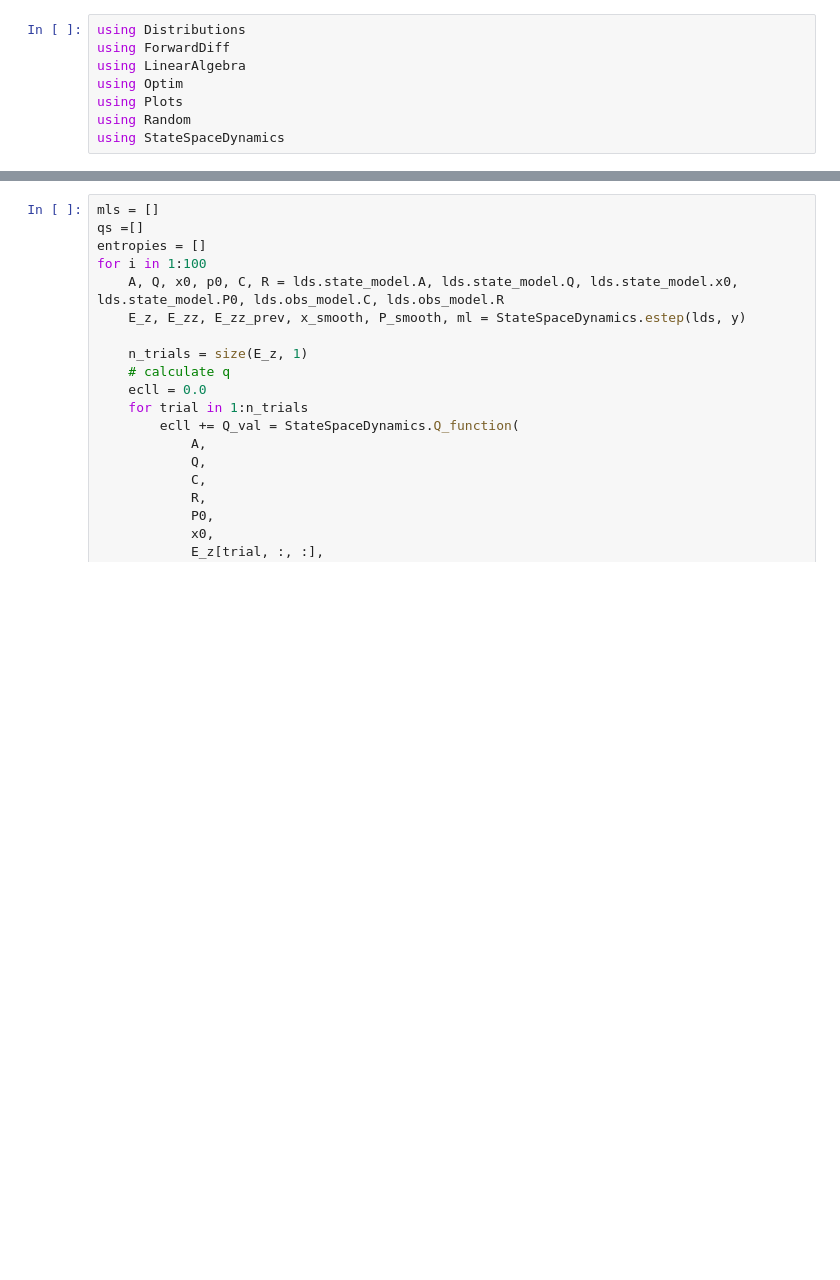
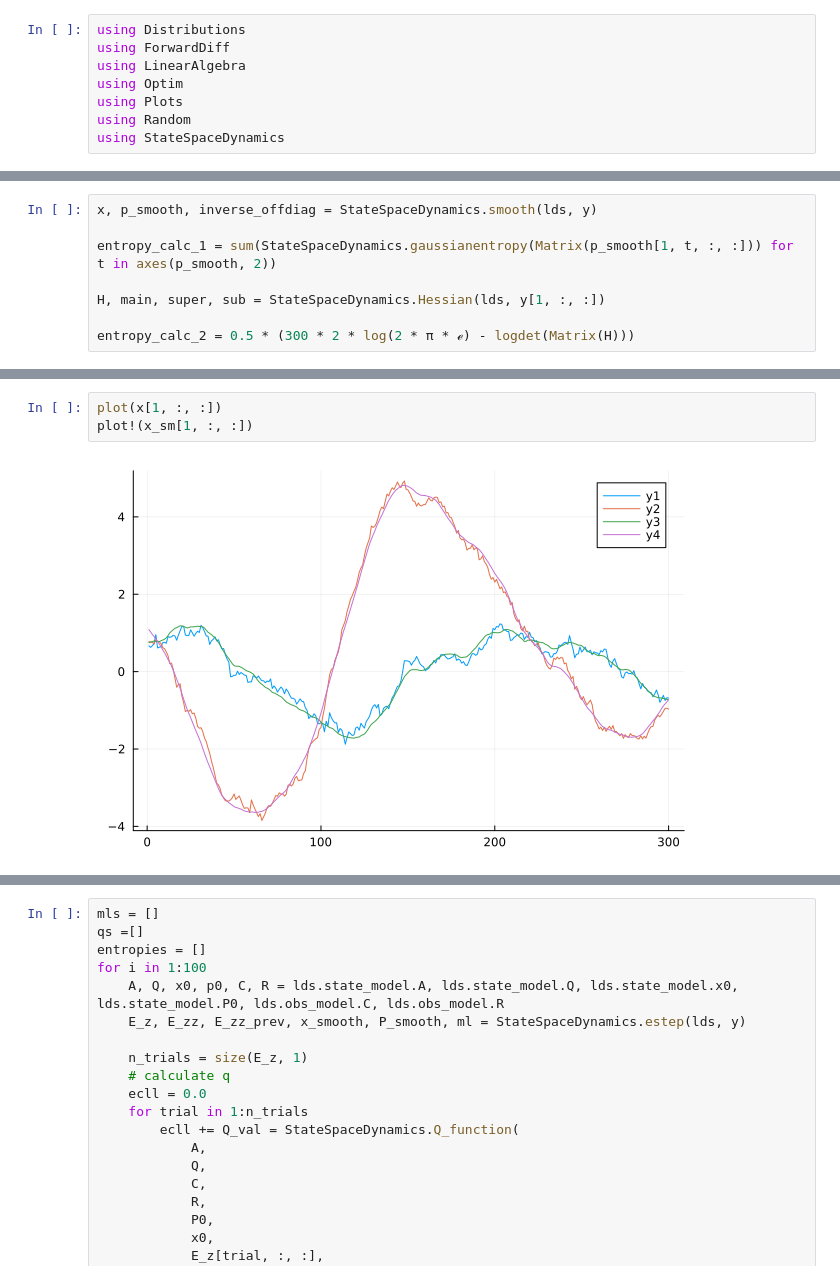
Before and after one commit to depasquale-lab/StateSpaceDynamics.jl, a Jupyter notebook: notebooks/LDS.ipynb, the cells around one changed output, grey strips where cells are left out. Saved outputs shown, nothing was run; the diff lists cells and outputs as text; blank space fills up the shorter version.

```diff
--- a/notebooks/LDS.ipynb
+++ b/notebooks/LDS.ipynb
@@ -30,0 +35,8 @@ x, y = StateSpaceDynamics.sample(lds, 300, 1)
+# %%
+x, p_smooth, inverse_offdiag = StateSpaceDynamics.smooth(lds, y)
+
+entropy_calc_1 = sum(StateSpaceDynamics.gaussianentropy(Matrix(p_smooth[1, t, :, :])) for t in axes(p_smooth, 2))
+
+H, main, super, sub = StateSpaceDynamics.Hessian(lds, y[1, :, :])
+
+entropy_calc_2 = 0.5 * (300 * 2 * log(2 * π * ℯ) - logdet(Matrix(H)))
@@ -72,0 +58,5 @@ plot(lls)
+# %%
+plot(x[1, :, :])
+plot!(x_sm[1, :, :])
+# %% [output]
+[figure, added]
```
Also changed, not shown: parts of 16 cells of this notebook, 9 other files.
